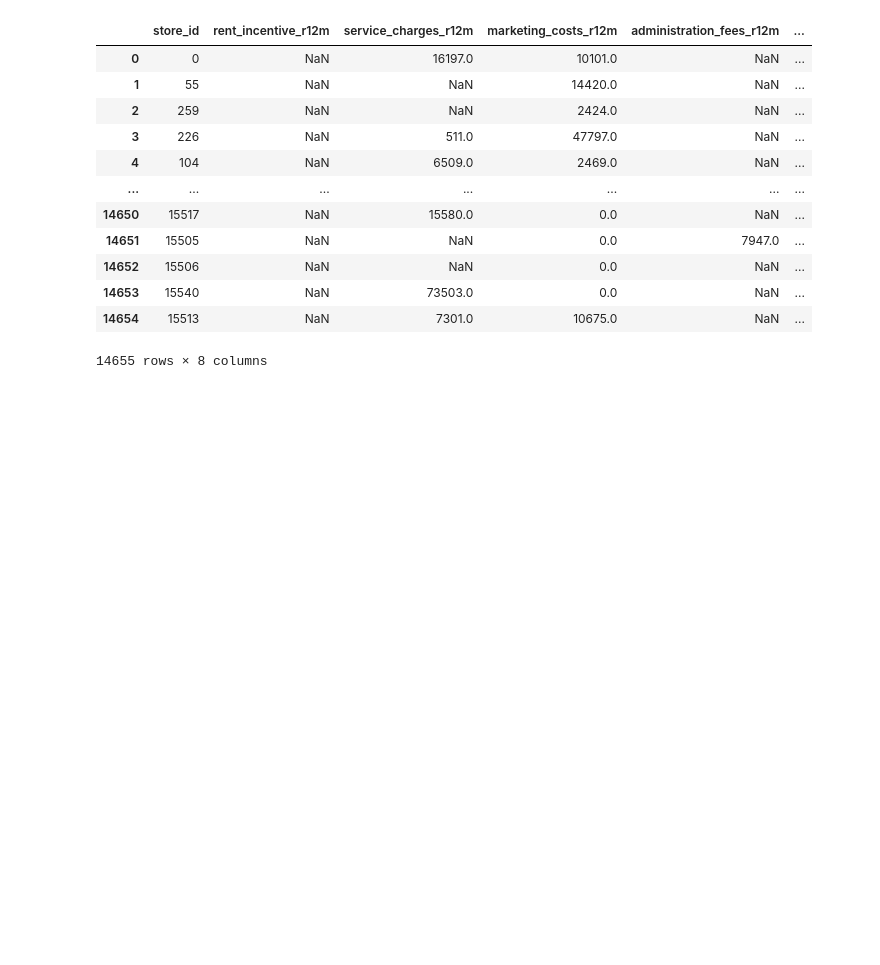
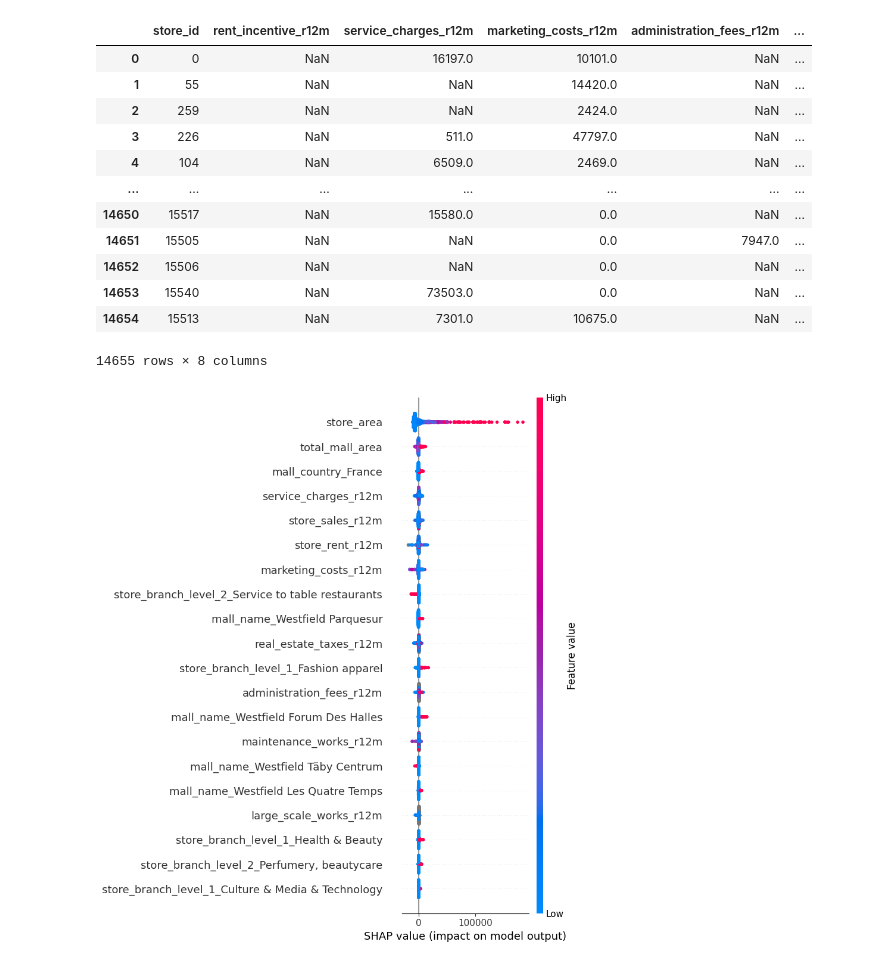
Before and after one commit to julescrevola/urw_challenge, a Jupyter notebook: notebooks/traffic_analysis.ipynb, the cells around one changed output. Drawn from its saved outputs; the diff is of its cells as text; code cells hidden in the pictures; blank space fills up the shorter version.

Commit message:
add shap values to the notebooks

```diff
--- a/notebooks/traffic_analysis.ipynb
+++ b/notebooks/traffic_analysis.ipynb
@@ -327,3 +327,40 @@ cost
 | 14653 | 15540 | NaN | 73503.0 | 0.0 | NaN | ... |
 | 14654 | 15513 | NaN | 7301.0 | 10675.0 | NaN | ... |
 14655 rows × 8 columns
+# %%
+from sklearn.preprocessing import StandardScaler
+import shap
+
+# Charger les données
+# store_final = pd.read_csv('path_to_your_csv_file.csv') # Si vous chargez les données depuis un fichier CSV
+
+# Sélectionner les colonnes pertinentes
+X = store_final.drop(columns=['mall_id', 'total_visits_in', 'avg_dwell_time', 'total_visits_out', 'visits_out_daily_average', 'visits_out_monthly_average', 'visits_in_daily_average', 'visits_in_monthly_average', 'days_with_traffic_data', 'store_total_visits','store_visits_monthly_average','store_visits_daily_average', 'store_year_closed', 'store_name', 'store_id', 'store_total_window_flow', 'store_window_flow_daily_average', 'store_window_flow_monthly_average', 'average_dwell_time', 'median_dwell_time'])
+y = store_final['store_visits_monthly_average']
+
+# Gérer les valeurs manquantes (par exemple, en supprimant les lignes avec des valeurs manquantes)
+y = y.loc[X.index]
+
+# Encoder les variables catégorielles si nécessaire
+X = pd.get_dummies(X)
+
+# Diviser les données en ensembles d'entraînement et de test
+X_train, X_test, y_train, y_test = train_test_split(X, y, test_size=0.2, random_state=42)
+
+# Standardiser les données
+scaler = StandardScaler()
+X_train_scaled = scaler.fit_transform(X_train)
+X_test_scaled = scaler.transform(X_test)
+
+# Entraîner le modèle HistGradientBoostingRegressor
+model = HistGradientBoostingRegressor()
+model.fit(X_train_scaled, y_train)
+
+# Utiliser SHAP pour obtenir les importances des caractéristiques
+explainer = shap.Explainer(model, X_train_scaled)
+shap_values = explainer(X_test_scaled, check_additivity=False)
+
+# Afficher les caractéristiques les plus importantes
+shap.summary_plot(shap_values, X_test, feature_names=X.columns.tolist())
+# %% [output]
+[figure, added]
```
Also changed, not shown: parts of 5 cells of this notebook.
